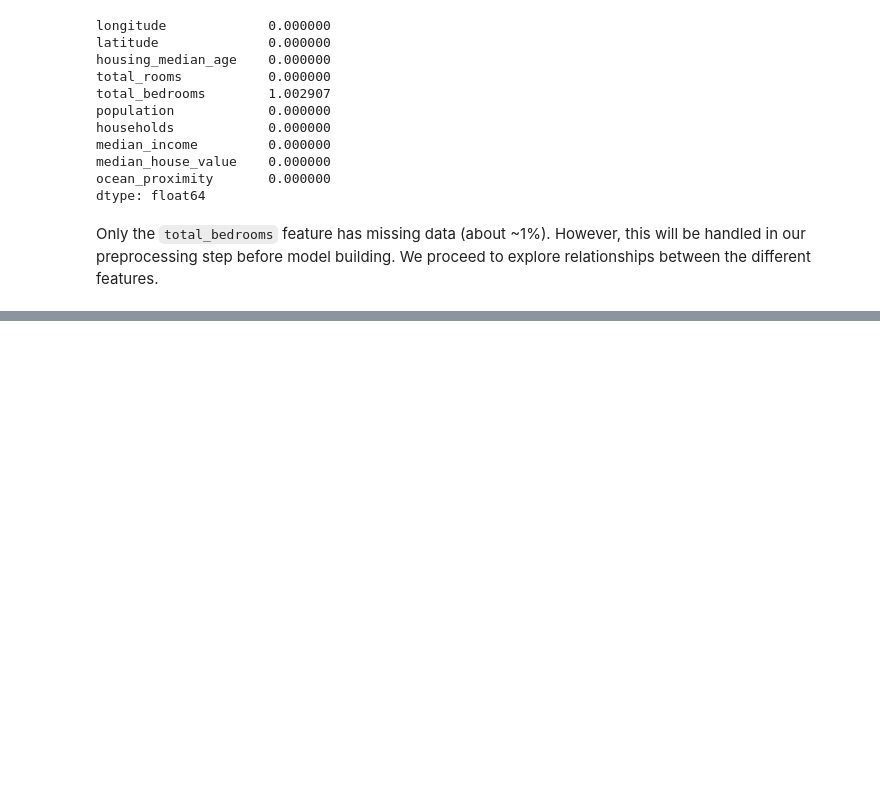
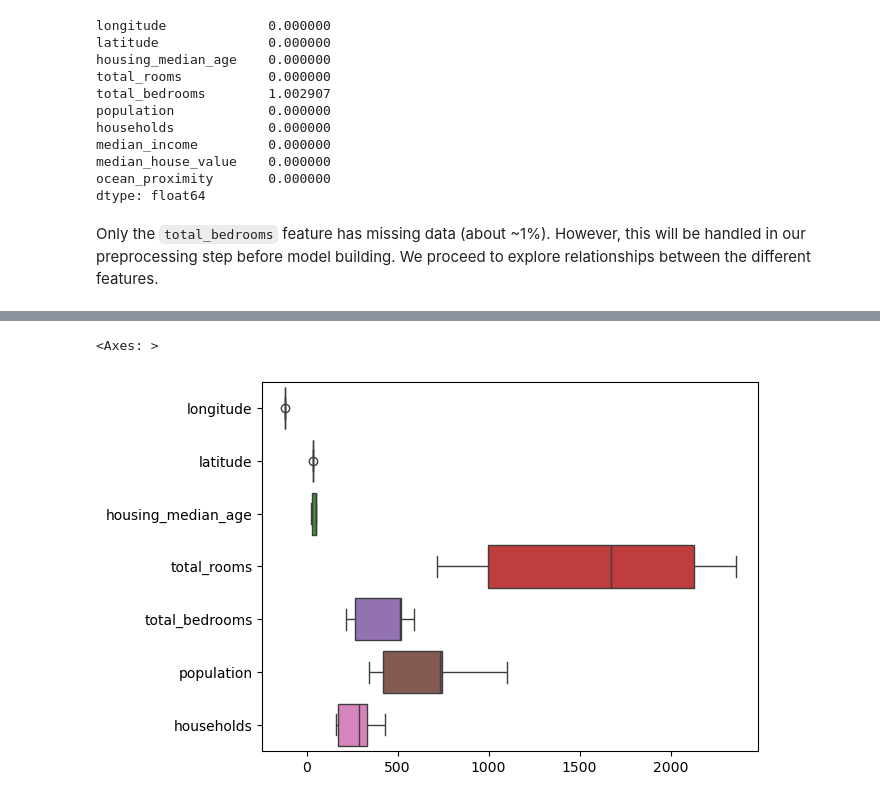
Before and after one commit to Mohammed-Hanan-Othman/datheon, a Jupyter notebook: task-2-house-price-pred/notebooks/housing-prediction.ipynb, the cells around one changed output, grey strips where cells are left out. Saved outputs shown, nothing was run; the diff lists cells and outputs as text; code cells hidden in the pictures; blank space fills up the shorter version.

```diff
--- a/task-2-house-price-pred/notebooks/housing-prediction.ipynb
+++ b/task-2-house-price-pred/notebooks/housing-prediction.ipynb
@@ -103,0 +144,5 @@ We see a very strong correlation between population and households, households a
+# %%
+sns.boxplot(df_housing.drop(columns=["ocean_proximity","median_house_value", "median_income"]), orient='h')
+# %% [output]
+<Axes: >
+[figure, added]
```
Also changed, not shown: parts of 14 cells of this notebook.
